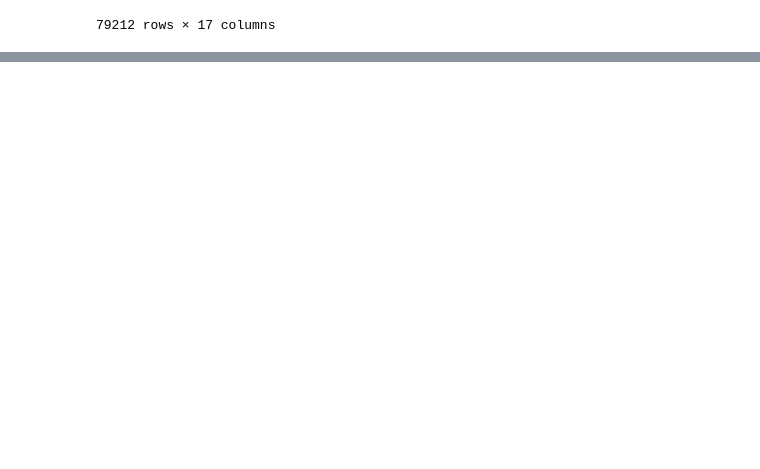
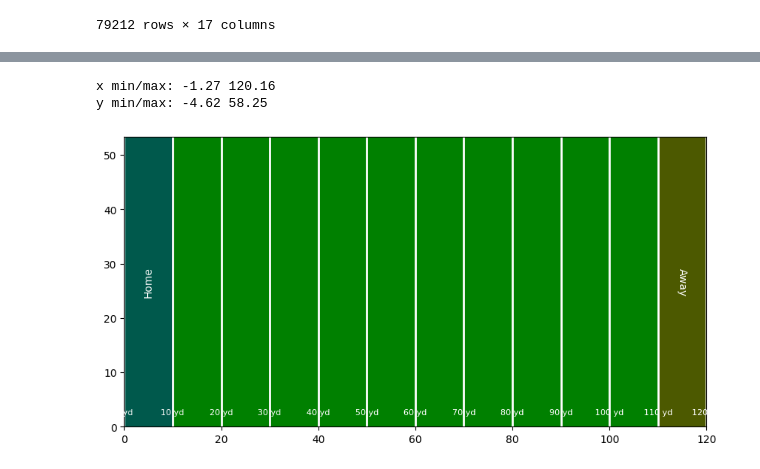
Before and after one commit to Alf-caput/NFL2022_TacklePredictNN, a Jupyter notebook: PracticaFinal_TacklingNFL.ipynb, the cells around one changed output, grey strips where cells are left out. Drawn from its saved outputs; the diff is of its cells as text; code cells hidden in the pictures; blank space fills up the shorter version.

```diff
--- a/PracticaFinal_TacklingNFL.ipynb
+++ b/PracticaFinal_TacklingNFL.ipynb
@@ -72,0 +110,31 @@ df[df['gameId'] == game_ids[0]]
+# %%
+print("x min/max:", df['x'].min(), df['x'].max())
+print("y min/max:", df['y'].min(), df['y'].max())
+# %% [output]
+x min/max: -1.27 120.16
+y min/max: -4.62 58.25
+# %%
+import matplotlib.pyplot as plt
+
+
+fig, ax = plt.subplots(figsize=(10, 5))
+ax.set_facecolor('green')
+plt.xlim(0, 120)
+plt.ylim(0, 53.3)
+
+# representacion yrds
+for yard_line in range(0, 130, 10):
+    color = 'white' if yard_line % 10 == 0 else 'green'
+    plt.axvline(x=yard_line, color=color, linestyle='-', linewidth=2)
+    plt.text(yard_line, 2, f'{yard_line} yd', color='white', ha='center', va='bottom', fontsize=8)
+
+#home y away
+plt.axvspan(0, 10, facecolor='blue', alpha=0.3)
+plt.axvspan(110, 120, facecolor='red', alpha=0.3)
+plt.text(5, 26.7, 'Home', color='white', ha='center', va='center', fontsize=10, rotation=90)
+plt.text(115, 26.7, 'Away', color='white', ha='center', va='center', fontsize=10, rotation=-90)
+
+
+plt.show()
+# %% [output]
+[figure, added]
```
Also changed, not shown: parts of 4 cells of this notebook.
